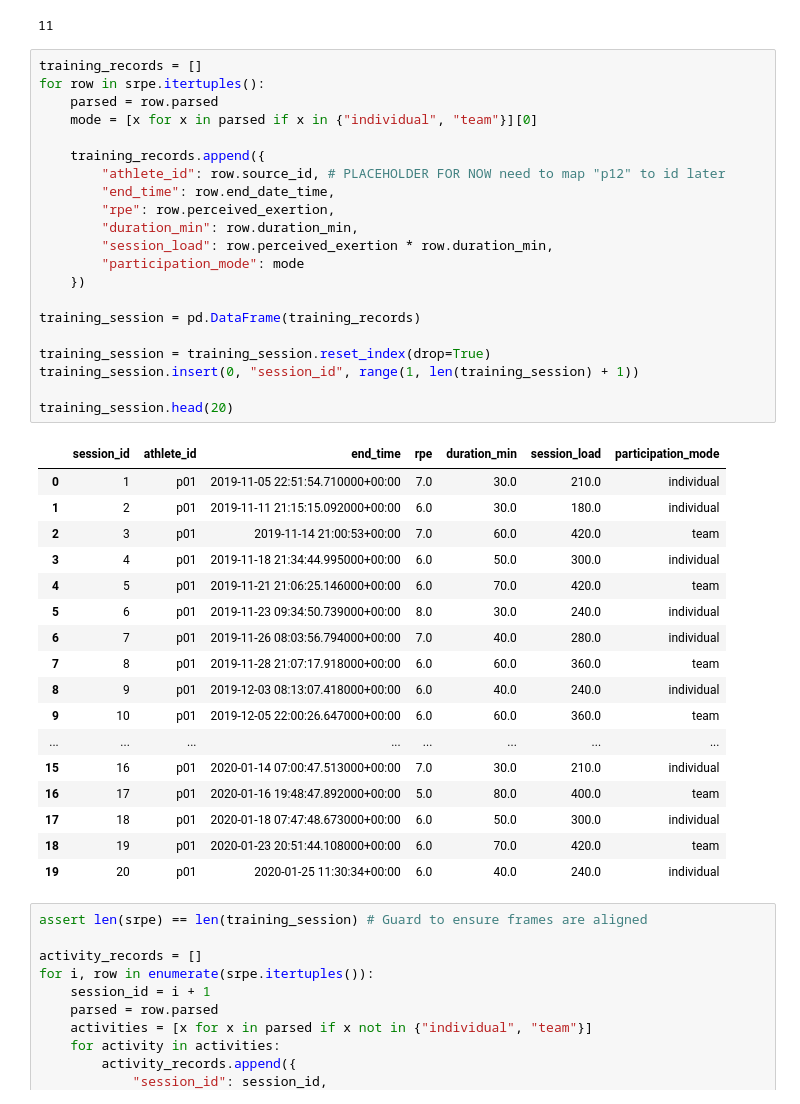
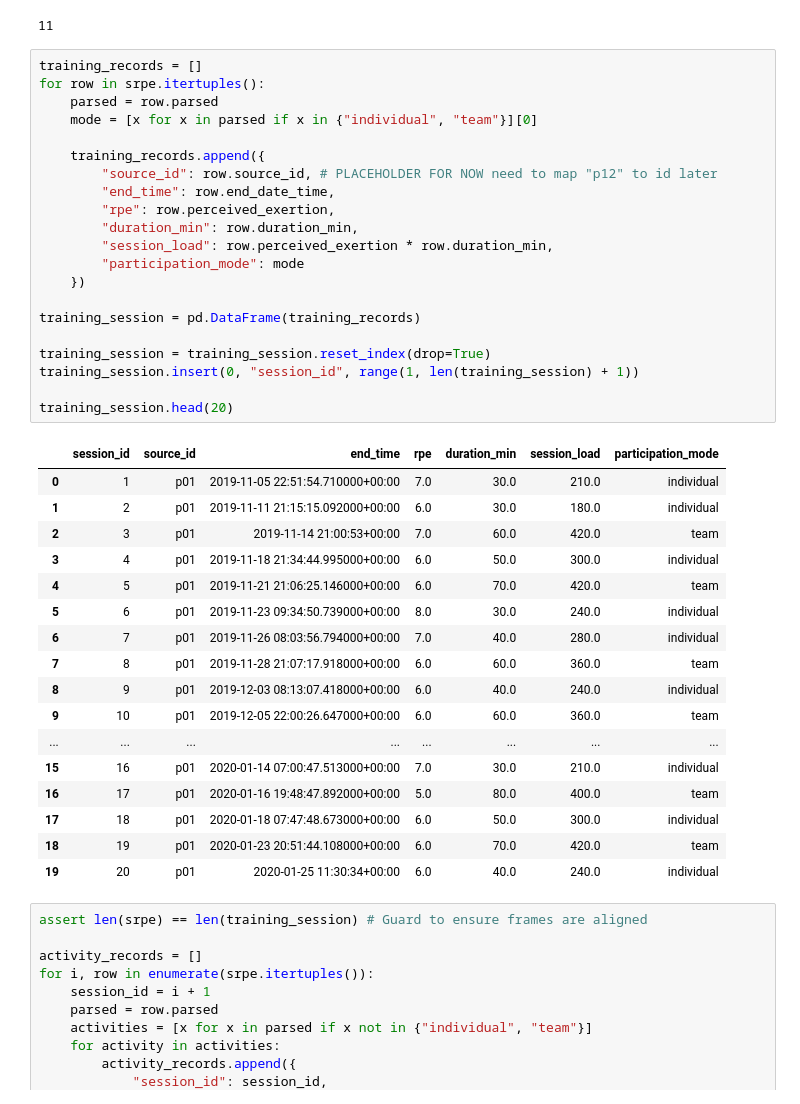
Before and after one commit to vish-mandalika/sql-pipeline-athletic-performance, a Jupyter notebook: etl.ipynb, the cells around one changed output. Cells and saved outputs as stored; diff of their text form.

```diff
--- a/etl.ipynb
+++ b/etl.ipynb
@@ -356,26 +356,26 @@ print(before - len(srpe))   # expect 11
 # %%
 training_records = []
 for row in srpe.itertuples():
     parsed = row.parsed
     mode = [x for x in parsed if x in {"individual", "team"}][0]
 
     training_records.append({
-        "athlete_id": row.source_id, # PLACEHOLDER FOR NOW need to map "p12" to id later
+        "source_id": row.source_id, # PLACEHOLDER FOR NOW need to map "p12" to id later
         "end_time": row.end_date_time,
         "rpe": row.perceived_exertion,
         "duration_min": row.duration_min,
         "session_load": row.perceived_exertion * row.duration_min,
         "participation_mode": mode
     })
 
 training_session = pd.DataFrame(training_records)
 
 training_session = training_session.reset_index(drop=True)
 training_session.insert(0, "session_id", range(1, len(training_session) + 1))
 
 training_session.head(20)
 # %% [output]
-|  | session_id | athlete_id | end_time | rpe | duration_min | session_load | participation_mode |
+|  | session_id | source_id | end_time | rpe | duration_min | session_load | participation_mode |
 | 0 | 1 | p01 | 2019-11-05 22:51:54.710000+00:00 | 7.0 | 30.0 | 210.0 | individual |
 | 1 | 2 | p01 | 2019-11-11 21:15:15.092000+00:00 | 6.0 | 30.0 | 180.0 | individual |
 | 2 | 3 | p01 | 2019-11-14 21:00:53+00:00 | 7.0 | 60.0 | 420.0 | team |
```
Also changed, not shown: parts of 13 cells of this notebook.
